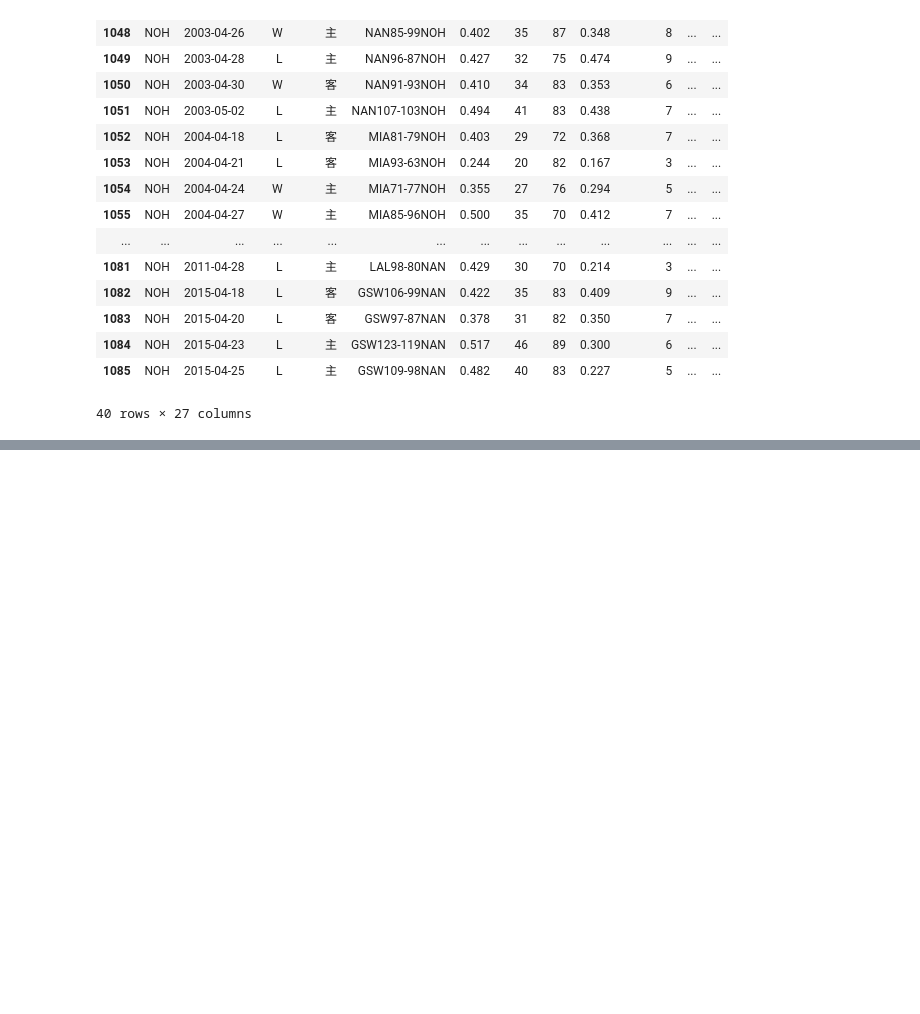
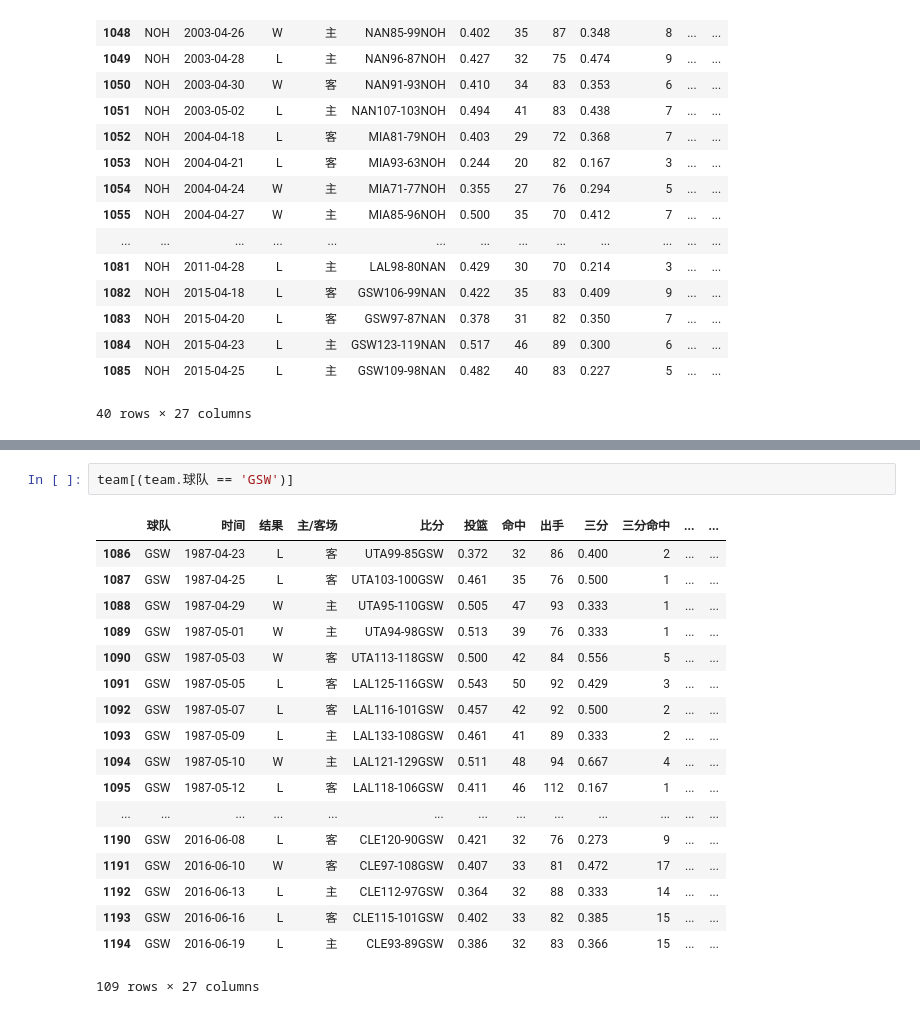
Before and after one commit to Coslate/DataMining_Final, a Jupyter notebook: NBA_Data_PreProcess_Playoff.ipynb, the cells around one changed output, grey strips where cells are left out. Saved outputs shown, nothing was run; the diff lists cells and outputs as text; blank space fills up the shorter version.

```diff
--- a/NBA_Data_PreProcess_Playoff.ipynb
+++ b/NBA_Data_PreProcess_Playoff.ipynb
@@ -214,0 +236,21 @@ team[(team.球队 == 'NOH')]
+# %%
+team[(team.球队 == 'GSW')]
+# %% [output]
+|  | 球队 | 时间 | 结果 | 主/客场 | 比分 | 投篮 | 命中 | 出手 | 三分 | 三分命中 | ... | ... |
+| 1086 | GSW | 1987-04-23 | L | 客 | UTA99-85GSW | 0.372 | 32 | 86 | 0.400 | 2 | ... | ... |
+| 1087 | GSW | 1987-04-25 | L | 客 | UTA103-100GSW | 0.461 | 35 | 76 | 0.500 | 1 | ... | ... |
+| 1088 | GSW | 1987-04-29 | W | 主 | UTA95-110GSW | 0.505 | 47 | 93 | 0.333 | 1 | ... | ... |
+| 1089 | GSW | 1987-05-01 | W | 主 | UTA94-98GSW | 0.513 | 39 | 76 | 0.333 | 1 | ... | ... |
+| 1090 | GSW | 1987-05-03 | W | 客 | UTA113-118GSW | 0.500 | 42 | 84 | 0.556 | 5 | ... | ... |
+| 1091 | GSW | 1987-05-05 | L | 客 | LAL125-116GSW | 0.543 | 50 | 92 | 0.429 | 3 | ... | ... |
+| 1092 | GSW | 1987-05-07 | L | 客 | LAL116-101GSW | 0.457 | 42 | 92 | 0.500 | 2 | ... | ... |
+| 1093 | GSW | 1987-05-09 | L | 主 | LAL133-108GSW | 0.461 | 41 | 89 | 0.333 | 2 | ... | ... |
+| 1094 | GSW | 1987-05-10 | W | 主 | LAL121-129GSW | 0.511 | 48 | 94 | 0.667 | 4 | ... | ... |
+| 1095 | GSW | 1987-05-12 | L | 客 | LAL118-106GSW | 0.411 | 46 | 112 | 0.167 | 1 | ... | ... |
+| ... | ... | ... | ... | ... | ... | ... | ... | ... | ... | ... | ... | ... |
+| 1190 | GSW | 2016-06-08 | L | 客 | CLE120-90GSW | 0.421 | 32 | 76 | 0.273 | 9 | ... | ... |
+| 1191 | GSW | 2016-06-10 | W | 客 | CLE97-108GSW | 0.407 | 33 | 81 | 0.472 | 17 | ... | ... |
+| 1192 | GSW | 2016-06-13 | L | 主 | CLE112-97GSW | 0.364 | 32 | 88 | 0.333 | 14 | ... | ... |
+| 1193 | GSW | 2016-06-16 | L | 客 | CLE115-101GSW | 0.402 | 33 | 82 | 0.385 | 15 | ... | ... |
+| 1194 | GSW | 2016-06-19 | L | 主 | CLE93-89GSW | 0.386 | 32 | 83 | 0.366 | 15 | ... | ... |
+109 rows × 27 columns
```
Also changed, not shown: parts of 1 cell of this notebook, 1 other file.
